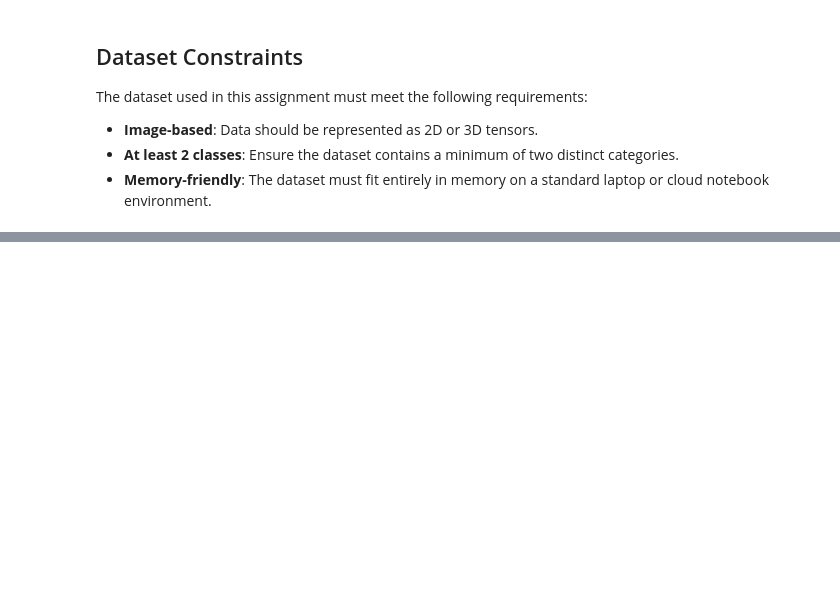
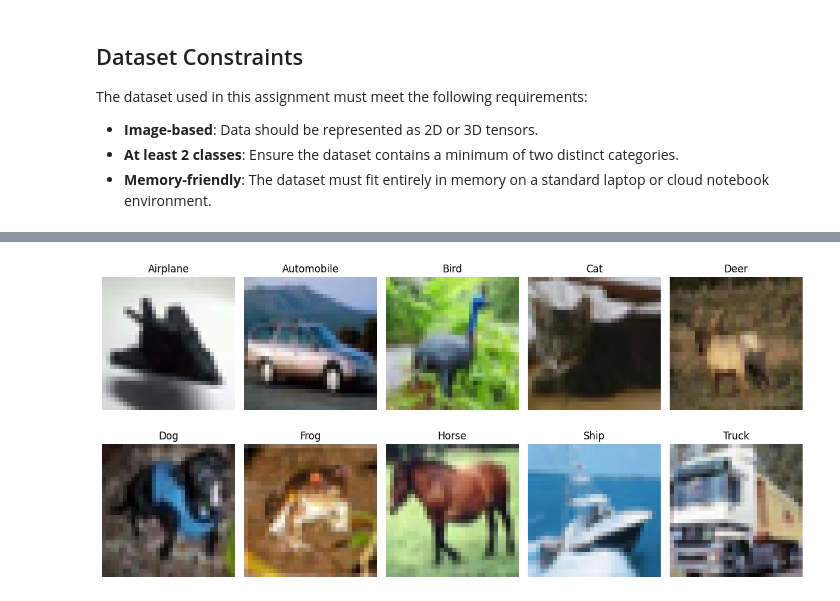
Before and after one commit to Juan-cely-l/Exploring-Convolutional-Layers-Through-Data-and-Experiments, a Jupyter notebook: Convolutional Layers Through Data and Experiments.ipynb, the cells around one changed output, grey strips where cells are left out. Drawn from its saved outputs; the diff is of its cells as text; code cells hidden in the pictures; blank space fills up the shorter version.

```diff
--- a/Convolutional Layers Through Data and Experiments.ipynb
+++ b/Convolutional Layers Through Data and Experiments.ipynb
@@ -46,0 +62,4 @@ Note: you may need to restart the kernel to use updated packages.
+# %%
+(X_train,Y_train),(X_test,Y_test)=datasets.cifar10.load_data()
+print(X_train,Y_train)
+print(X_test,Y_test)
@@ -46,0 +95,5 @@ Note: you may need to restart the kernel to use updated packages.
+# %%
+X_train=X_train.astype("float32")/255.0
+X_test=X_test.astype("float32")/255.0
+y_train_int = Y_train.squeeze()
+y_test_int  = Y_test.squeeze()
@@ -46,0 +158,16 @@ Note: you may need to restart the kernel to use updated packages.
+# %%
+class_names = ['Airplane','Automobile','Bird','Cat','Deer','Dog','Frog','Horse','Ship','Truck']
+
+fig, axes = plt.subplots(2, 5, figsize=(12, 6))
+axes = axes.ravel()
+
+for cls in range(10):
+    idx = np.where(Y_train == cls)[0][0]
+    axes[cls].imshow(X_train[idx])
+    axes[cls].set_title(class_names[cls])
+    axes[cls].axis("off")
+
+plt.tight_layout()
+plt.show()
+# %% [output]
+[figure, added]
```
Also changed, not shown: parts of 16 cells of this notebook.
